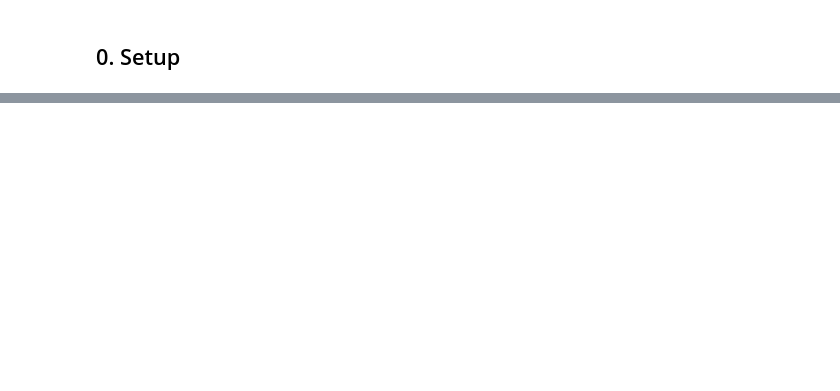
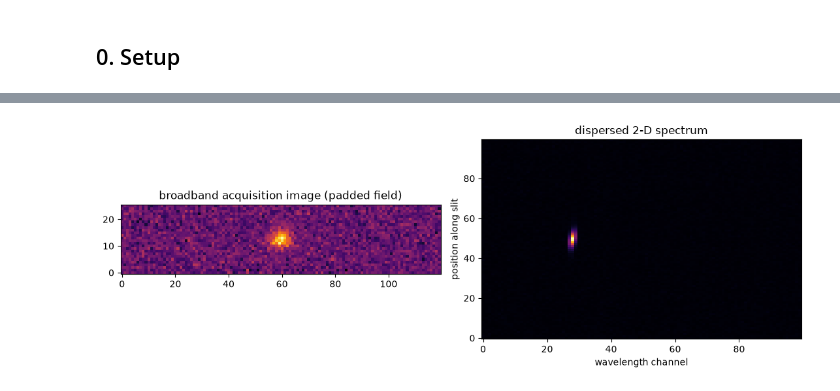
Before and after one commit to andrevitorelli/KINO, a Jupyter notebook: notebooks/04_one_galaxy_inference.ipynb, the cells around one changed output, grey strips where cells are left out. Saved outputs shown, nothing was run; the diff lists cells and outputs as text; code cells hidden in the pictures; blank space fills up the shorter version.

```diff
--- a/notebooks/04_one_galaxy_inference.ipynb
+++ b/notebooks/04_one_galaxy_inference.ipynb
@@ -149,0 +62,11 @@ posterior.corner_plot(truth={"g1": g1_true, "g2": g2_true})
+# %%
+gal = DiscGalaxy(
+    r_e=0.3,  # Sersic effective radius, arcsec
+    inc=55.0,  # inclination, degrees (0 = face-on, 90 = edge-on)
+    pa=30.0,  # position angle, degrees East of North
+    v_flat=180.0,  # asymptotic rotation velocity, km/s
+    z=0.68,  # redshift (redshifts Halpha to ~1.10 um, GMTIFS's H-band setting)
+    sigma0=20.0,  # intrinsic velocity dispersion at r=0, km/s
+    flux=1.0,  # arbitrary units -- see kino's flux-calibration convention
+)
+gal
@@ -149,0 +83,4 @@ posterior.corner_plot(truth={"g1": g1_true, "g2": g2_true})
+# %%
+g1_true, g2_true = 0.035, -0.02
+scene = apply_shear(gal, g1_true, g2_true)
+scene
@@ -149,0 +216,22 @@ posterior.corner_plot(truth={"g1": g1_true, "g2": g2_true})
+# %%
+# same geometry, a redshift GMACS's window can actually reach
+gal_slit = dataclasses.replace(gal, z=0.01)
+scene_slit = apply_shear(gal_slit, g1_true, g2_true)
+
+slit = SlitSpectrograph.from_config("../kino/config/gmacs.yaml")
+line_wavelength_oiii = 0.5007 * u.um  # rest-frame [OIII] 5007
+
+slit_obs = slit.observe(
+    scene_slit, line_flux=line_flux, line_wavelength=line_wavelength_oiii, rng=rng
+)
+
+fig, axes = plt.subplots(1, 2, figsize=(11, 4))
+axes[0].imshow(slit_obs.image, origin="lower", cmap="inferno")
+axes[0].set_title("broadband acquisition image (padded field)")
+axes[1].imshow(slit_obs.spectrum.flux[:, :, 0].T, origin="lower", aspect="auto", cmap="inferno")
+axes[1].set_xlabel("wavelength channel")
+axes[1].set_ylabel("position along slit")
+axes[1].set_title("dispersed 2-D spectrum")
+fig.tight_layout()
+# %% [output]
+[figure, added]
```
Also changed, not shown: parts of 41 cells of this notebook, 3 other files.
